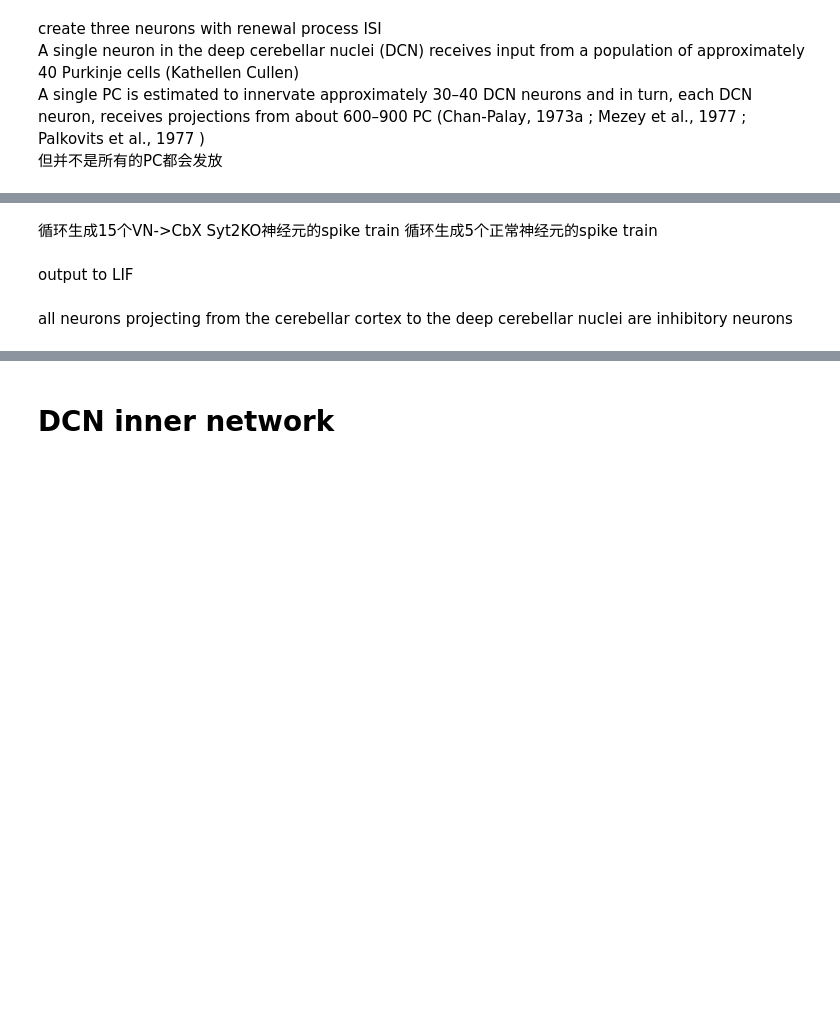
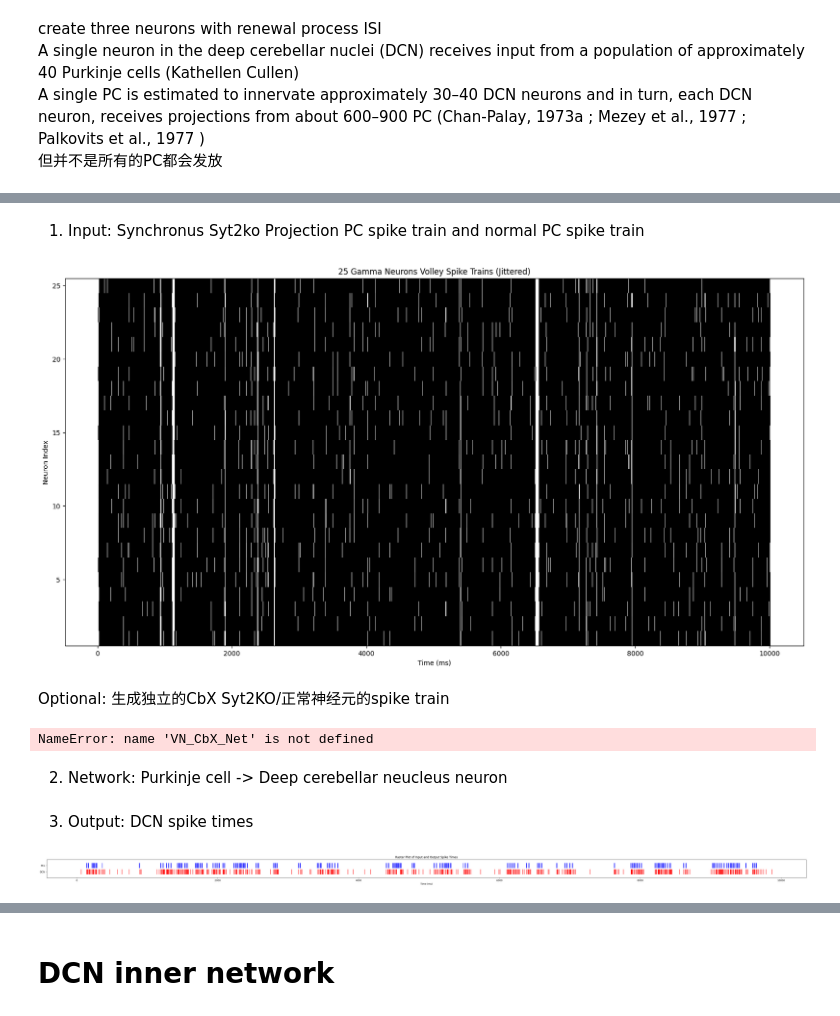
Before and after one commit to logic-uni/ET_data_analysis, a Jupyter notebook: Modeling/VN_CbX_DCN_brainpy.ipynb, the cells around one changed output, grey strips where cells are left out. Saved outputs shown, nothing was run; the diff lists cells and outputs as text; code cells hidden in the pictures; blank space fills up the shorter version.

```diff
--- a/Modeling/VN_CbX_DCN_brainpy.ipynb
+++ b/Modeling/VN_CbX_DCN_brainpy.ipynb
@@ -214,8 +371,61 @@ A single PC is estimated to innervate approximately 30–40 DCN neurons and in t
+# %% [markdown]
+1. Input: Synchronus Syt2ko Projection PC spike train and normal PC spike train
+# %%
+PC_syt2ko_proj_num = 25  # synchrony neuron number syt2ko
+PC_normal_proj_num = 5   # synchrony neuron number 正常神经元
+
+# syt2ko : normal = 9 : 1 出现分立的gamma分布 syt2ko : normal = 15 : 3 出现多个分立峰 oscillation
+PC_neuron_num = PC_syt2ko_proj_num + PC_normal_proj_num
+jitter_window = 10  # ms
+
+# 生成 spike trains：25个 list，每个神经元一个 spike time 数组
+volley_spike_trains = []
+
+all_events = []  # 格式：(spike_time, neuron_id)
+
+for i in range(PC_syt2ko_proj_num):
+    # 对于每个神经元，在每个 gamma spike 时间 t 加入一个 [0,10]ms 的 jitter
+    jittered_spike_times = PC_sptimes + np.random.uniform(0, jitter_window, size=PC_sptimes.shape)
+    volley_spike_trains.append(np.sort(jittered_spike_times))
+    # 为当前神经元的每个发放时间添加事件
+    for t in jittered_spike_times:
+        all_events.append((t, i))  # 记录(时间, 神经元ID)
+
+# 生成正常神经元的发放事件
+for j in range(PC_normal_proj_num):
+    CbX_normal_sptimes, _ = Poisson_sptrain(fr = 10)  # 忽略ISI数据
+    neuron_id = j + PC_syt2ko_proj_num
+
+    # 为当前神经元的每个发放时间添加事件
+    for t in CbX_normal_sptimes:
+        all_events.append((t, neuron_id))
+
+# 按发放时间排序
+all_events.sort(key=lambda x: x[0])  # 根据spike_time排序
+
+# 提取排序后的发放时间和对应神经元ID
+DCN_spike_times = [event[0] for event in all_events]
+DCN_spike_cluster = [event[1] for event in all_events]
+
+# 可视化 raster plot
+plt.figure(figsize=(20, 10))
+for i, train in enumerate(volley_spike_trains):
+    plt.vlines(train, i + 0.5, i + 1.5, color='black')
+
+plt.xlabel('Time (ms)')
+plt.ylabel('Neuron Index')
+plt.title('25 Gamma Neurons Volley Spike Trains (Jittered)')
+plt.ylim(0.5, PC_syt2ko_proj_num + 0.5)
+plt.show()
+# %% [output]
+[figure, added]
 # %% [markdown]
-循环生成15个VN->CbX Syt2KO神经元的spike train 循环生成5个正常神经元的spike train
+Optional: 生成独立的CbX Syt2KO/正常神经元的spike train
 # %%
-syt2ko_num = 15  # synchrony neuron number syt2ko
+syt2ko_num = 12  # synchrony neuron number syt2ko
 normal_num = 5   # synchrony neuron number 正常神经元
+
+# syt2ko : normal = 9 : 1 出现分立的gamma分布 syt2ko : normal = 15 : 3 出现多个分立峰 oscillation
 neuron_num = syt2ko_num + normal_num
 
 # 初始化存放所有发放事件的列表
@@ -223,7 +433,7 @@ all_events = []  # 格式：(spike_time, neuron_id)
 
 # 生成syt2ko神经元的发放事件
 for i in range(syt2ko_num):
-    VN_sptimes, _ = Poisson_sptrain()  # 忽略ISI数据
+    VN_sptimes, _ = Poisson_sptrain(fr = 60)  # 忽略ISI数据
     CbX_PostV = run_a_net(VN_CbX_Net(sptimes = VN_sptimes, E=0.))
     CbX_PostV_value = CbX_PostV.value  # 获取 Array 对象
     CbX_PostV_flat = CbX_PostV_value.flatten()  # 平铺成一维数组
@@ -235,7 +445,7 @@ for i in range(syt2ko_num):
 
 # 生成正常神经元的发放事件
 for j in range(normal_num):
-    CbX_normal_sptimes, _ = Poisson_sptrain()  # 忽略ISI数据
+    CbX_normal_sptimes, _ = Poisson_sptrain(fr = 10)  # 忽略ISI数据
     neuron_id = j + syt2ko_num
 
     # 为当前神经元的每个发放时间添加事件
@@ -248,6 +458,8 @@ all_events.sort(key=lambda x: x[0])  # 根据spike_time排序
 # 提取排序后的发放时间和对应神经元ID
 spike_times = [event[0] for event in all_events]
 spike_cluster = [event[1] for event in all_events]
+# %% [output]
+NameError: name 'VN_CbX_Net' is not defined
 # %% [markdown]
-output to LIF
+2. Network: Purkinje cell -> Deep cerebellar neucleus neuron
 # %%
@@ -272,5 +484,5 @@ class CbX_DCN_Net(bp.DynSysGroup):
     current = self.post.sum_inputs(self.post.V)
     return conductance, current, self.post.V
 # %% [markdown]
-all neurons projecting from the cerebellar cortex to the deep cerebellar nuclei are inhibitory neurons
+3. Output: DCN spike times
 # %%
@@ -280,10 +492,7 @@ DCN_PostV_flat = DCN_PostV_value.flatten()  # 平铺成一维数组
 DCN_sptimes = find_trig_spike_time(DCN_PostV_flat)  # unit ms
 DCN_isi = np.diff(DCN_sptimes)
 # %%
-plt.figure(figsize=(100, 2))
-plt.eventplot([CbX_sptimes, DCN_sptimes], colors=['b', 'r'], lineoffsets=[2, 1], linelengths=0.8)
-plt.yticks([1, 2], ['DCN', 'CbXSyt2ko'])
-plt.xlabel('Time (ms)')
-plt.title('Raster Plot of Input and Output Spike Times')
-plt.tight_layout()
+Plot_SpikeTrain(PC_sptimes,DCN_sptimes,'PC','DCN')
+# %% [output]
+[figure, added]
 # %%
```
Also changed, not shown: parts of 42 cells of this notebook, 2 other files.
